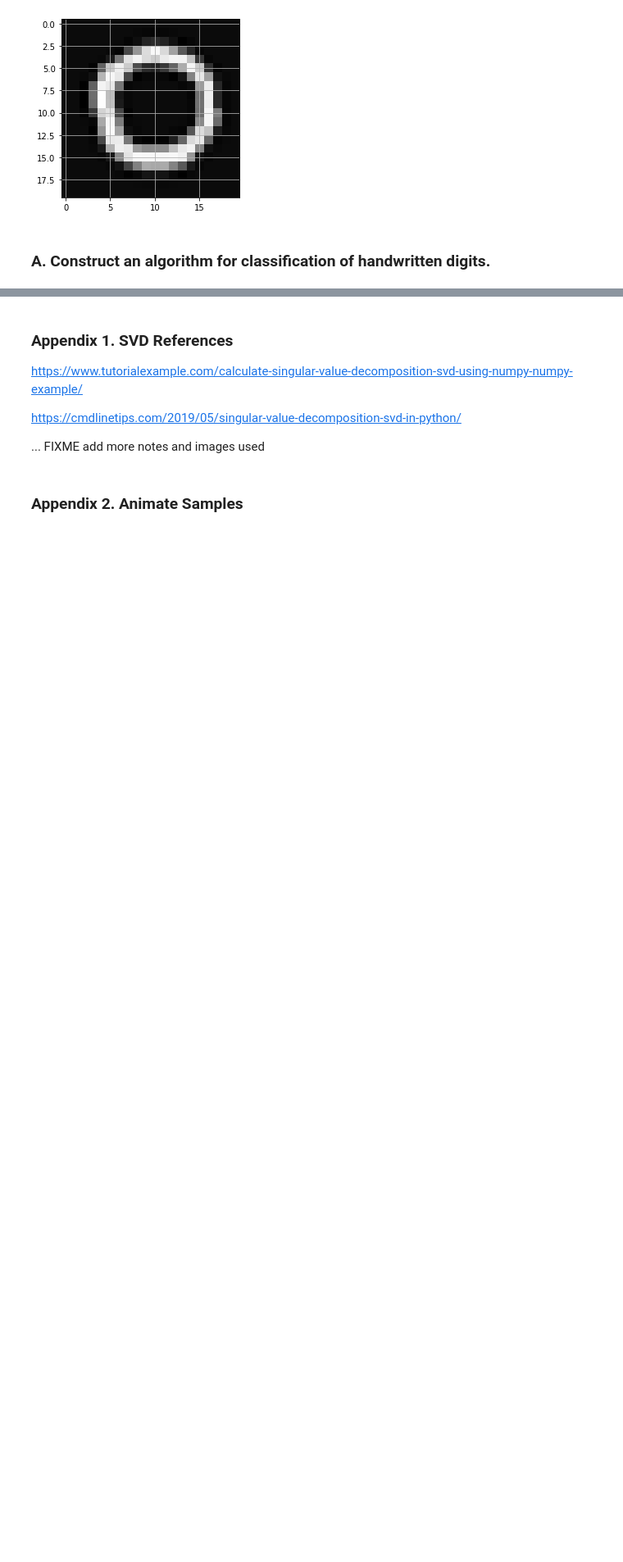
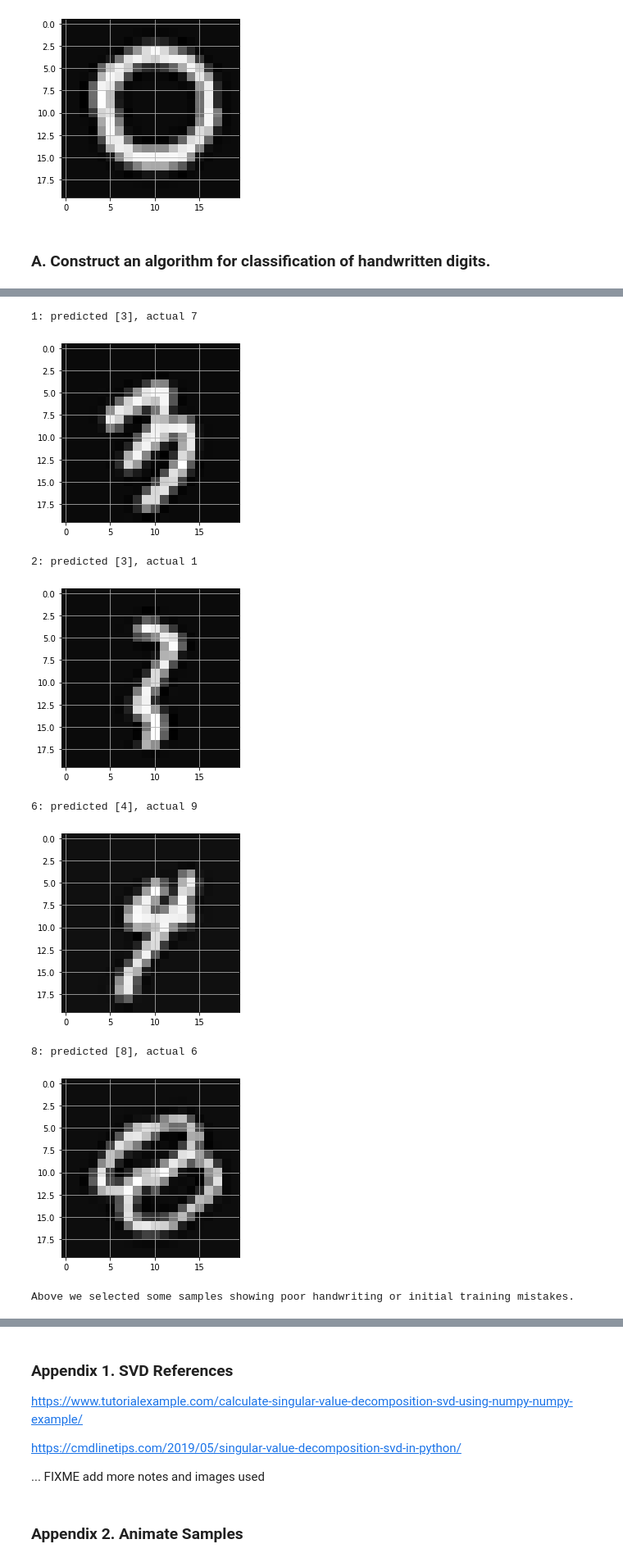
Before and after one commit to fractalclockwork/Math425, a Jupyter notebook: FinalProjectProblem3.ipynb, the cells around one changed output, grey strips where cells are left out. Shown at 82% size. Saved outputs shown, nothing was run; the diff lists cells and outputs as text; code cells hidden in the pictures; blank space fills up the shorter version.

```diff
--- a/FinalProjectProblem3.ipynb
+++ b/FinalProjectProblem3.ipynb
@@ -114,0 +166,21 @@ for n in range(10):
+# %%
+interestingCases = [37,110,115,156,193]
+ii = [1,2,6,8]
+
+#for i in range(len(misclassified)):
+for i in ii:
+    print(f'{i}: predicted {misclassified[i][1]}, actual {misclassified[i][2]}')
+    show(vdata[misclassified[i][0]])
+    plt.show()
+
+print('Above we selected some samples showing poor handwriting or initial training mistakes.')
+# %% [output]
+1: predicted [3], actual 7
+[figure, added]
+2: predicted [3], actual 1
+[figure, added]
+6: predicted [4], actual 9
+[figure, added]
+8: predicted [8], actual 6
+[figure, added]
+Above we selected some samples showing poor handwriting or initial training mistakes.
```
Also changed, not shown: parts of 12 cells of this notebook.
